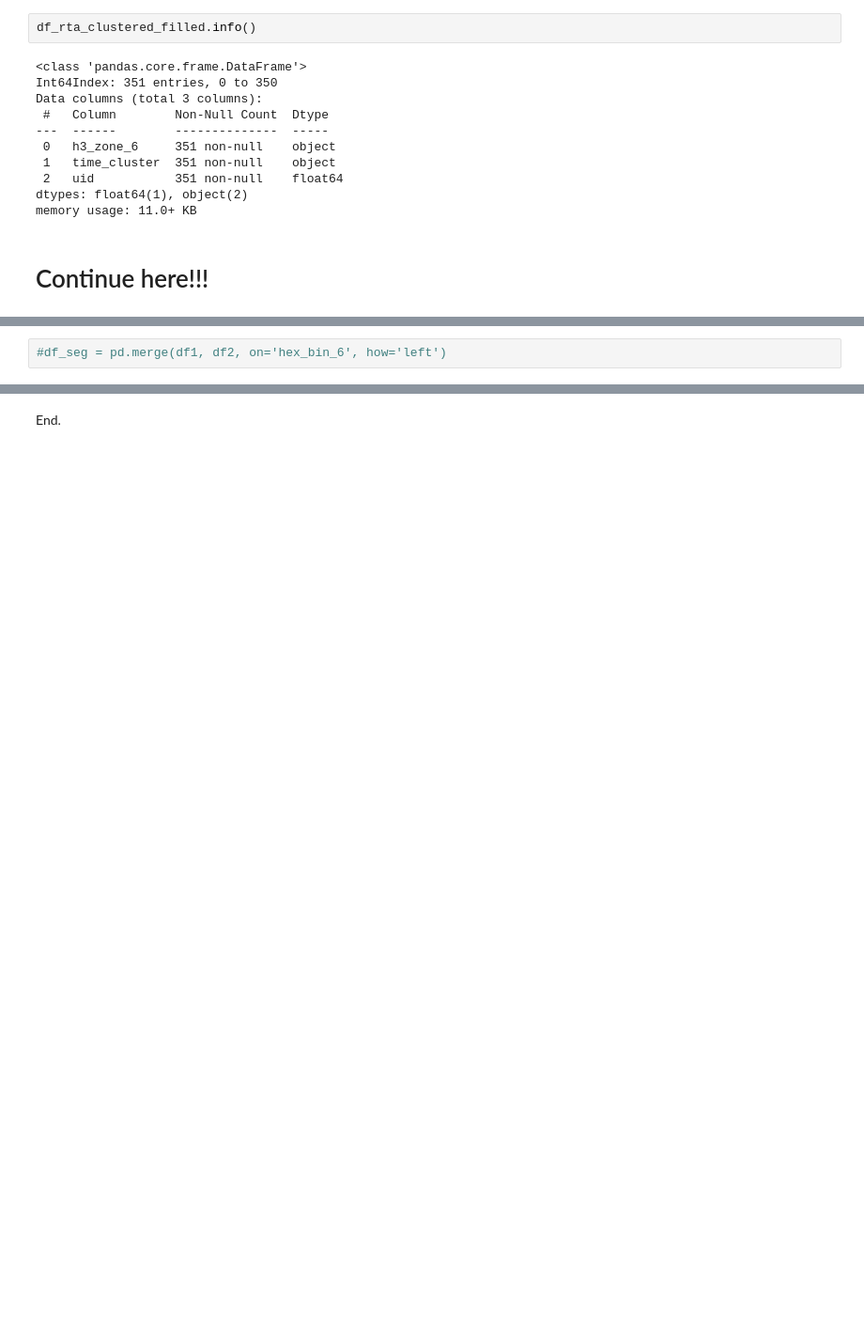
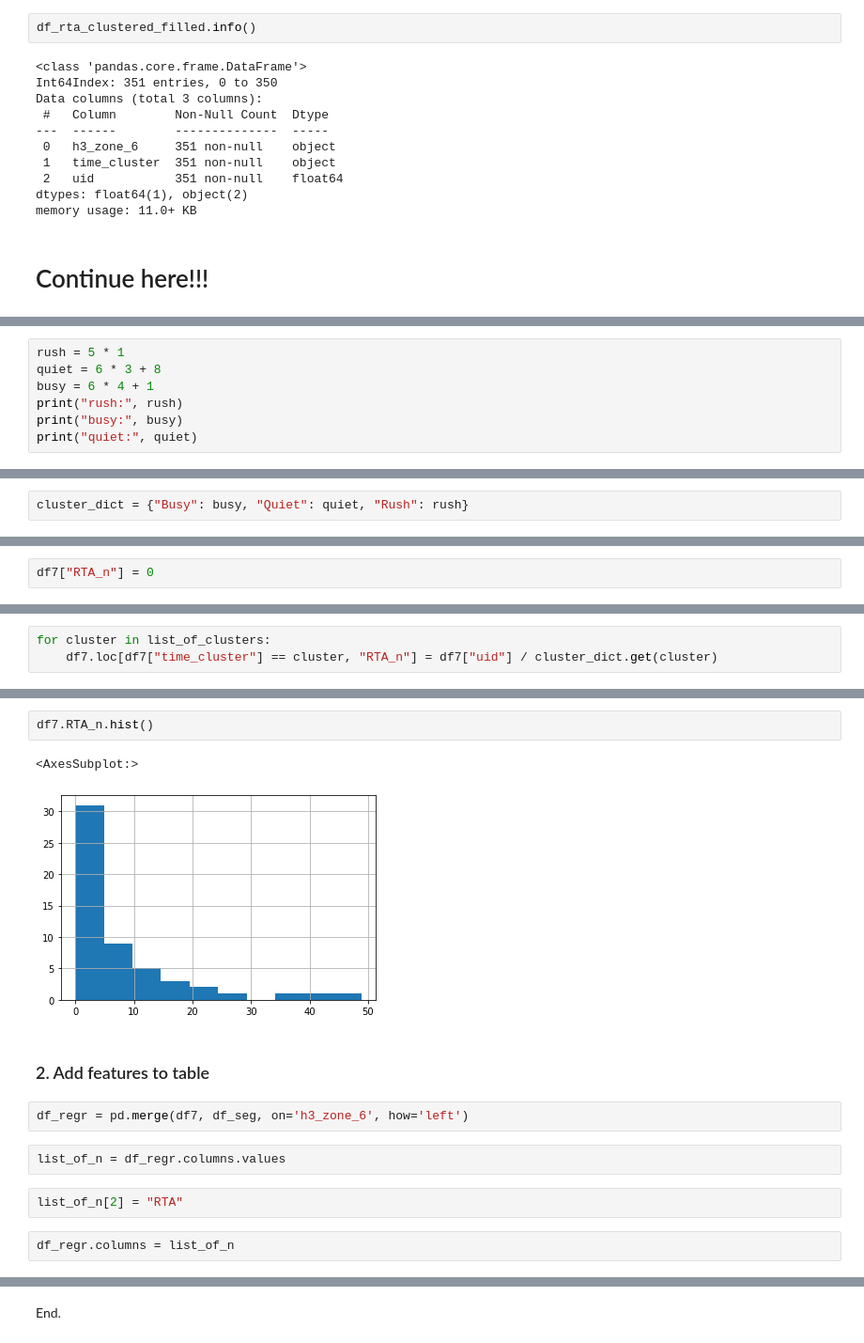
Before and after one commit to AndOleAnd/Capstone_N_A_P, a Jupyter notebook: Notebooks/Predictions.ipynb, the cells around one changed output, grey strips where cells are left out. Shown at 94% size. Drawn from its saved outputs; the diff is of its cells as text; blank space fills up the shorter version.

```diff
--- a/Notebooks/Predictions.ipynb
+++ b/Notebooks/Predictions.ipynb
@@ -542,0 +560,7 @@ memory usage: 11.0+ KB
+# %%
+rush = 5 * 1
+quiet = 6 * 3 + 8
+busy = 6 * 4 + 1
+print("rush:", rush)
+print("busy:", busy)
+print("quiet:", quiet)
@@ -542,0 +571,2 @@ memory usage: 11.0+ KB
+# %%
+cluster_dict = {"Busy": busy, "Quiet": quiet, "Rush": rush}
@@ -542,0 +575,2 @@ memory usage: 11.0+ KB
+# %%
+df7["RTA_n"] = 0
@@ -542,0 +586,3 @@ memory usage: 11.0+ KB
+# %%
+for cluster in list_of_clusters:
+    df7.loc[df7["time_cluster"] == cluster, "RTA_n"] = df7["uid"] / cluster_dict.get(cluster)
@@ -543,2 +598,15 @@ memory usage: 11.0+ KB
+# %%
+df7.RTA_n.hist()
+# %% [output]
+<AxesSubplot:>
+[figure, added]
+# %% [markdown]
+### 2. Add features to table
 # %%
-#df_seg = pd.merge(df1, df2, on='hex_bin_6', how='left')
+df_regr = pd.merge(df7, df_seg, on='h3_zone_6', how='left')
+# %%
+list_of_n = df_regr.columns.values
+# %%
+list_of_n[2] = "RTA"
+# %%
+df_regr.columns = list_of_n
```
Also changed, not shown: parts of 50 cells of this notebook.
